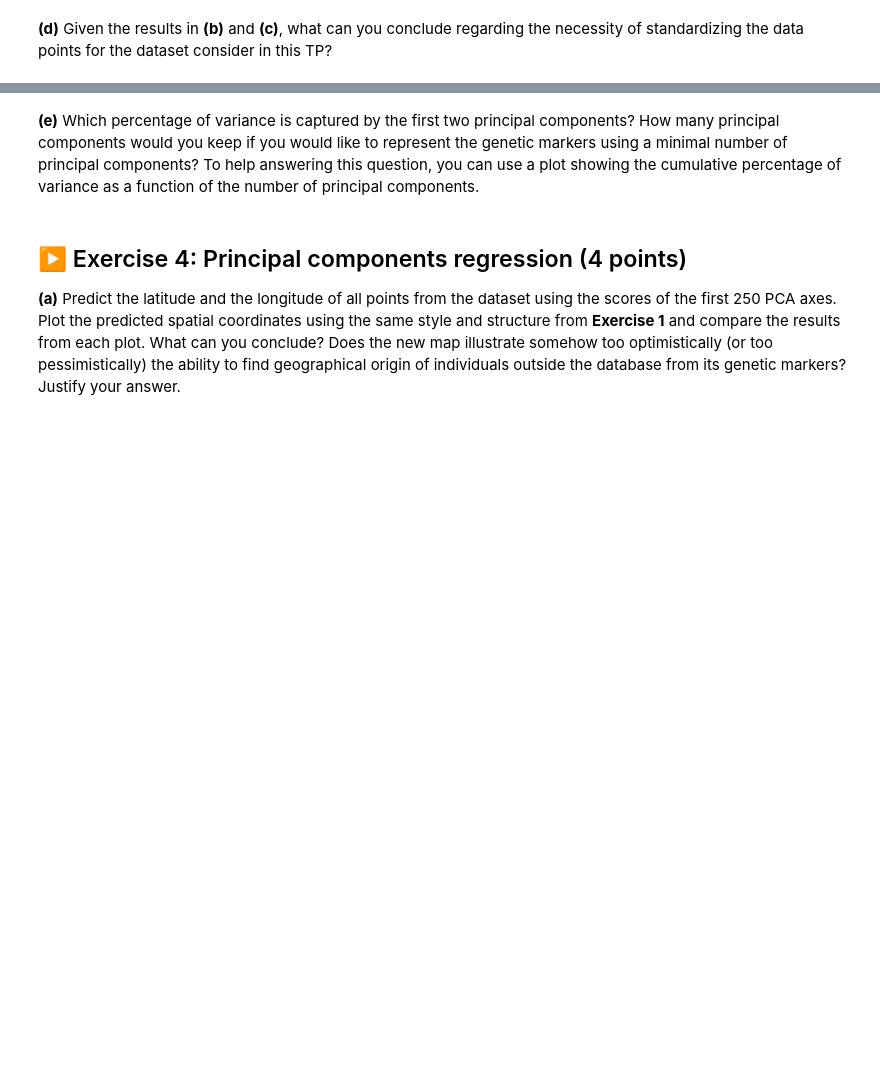
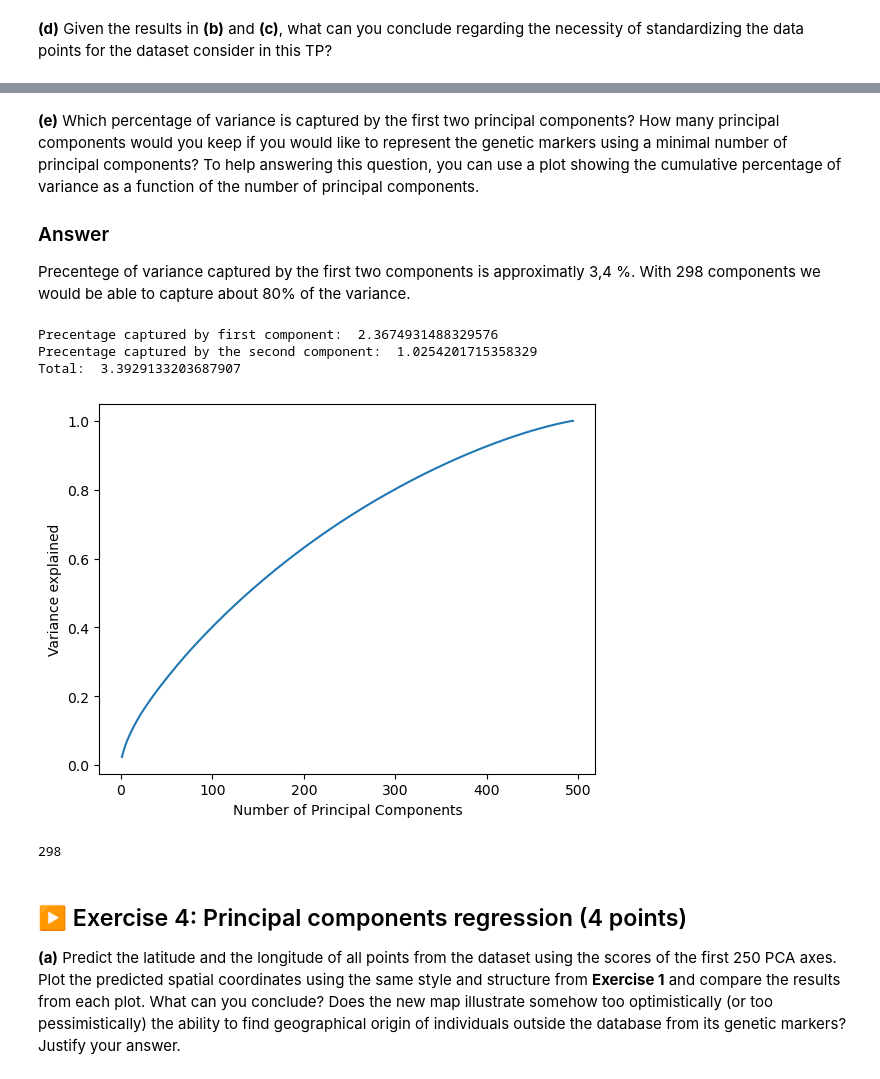
Before and after one commit to MC0117/SLA-labs, a Jupyter notebook: TP2/TP2.ipynb, the cells around one changed output, grey strips where cells are left out. Cells and saved outputs as stored; diff of their text form; code cells hidden in the pictures; blank space fills up the shorter version.

```diff
--- a/TP2/TP2.ipynb
+++ b/TP2/TP2.ipynb
@@ -323,5 +326,29 @@ plt.show()
 # %% [markdown]
 **(e)** Which percentage of variance is captured by the first two principal components? How many principal components would you keep if you would like to represent the genetic markers using a minimal number of principal components? To help answering this question, you can use a plot showing the cumulative percentage of variance as a function of the number of principal components.
+
+### Answer
+
+Precentege of variance captured by the first two components is approximatly 3,4 %. With 298 components we would be able to capture about 80% of the variance.
+# %%
+variances = pca_std.explained_variance_ratio_
+cumulative_variances = np.cumsum(variances)
+
+print("Precentage captured by first component: ", variances[0]*100)
+print("Precentage captured by the second component: ", variances[1]*100)
+print("Total: ", cumulative_variances[1]*100)
+x = np.arange(1, len(variances)+1)
+plt.plot(x, cumulative_variances)
+plt.ylabel("Variance explained")
+plt.xlabel("Number of Principal Components")
+plt.show()
+
+print(np.argmax(cumulative_variances >= 0.8))
+# %% [output]
+Precentage captured by first component:  2.3674931488329576
+Precentage captured by the second component:  1.0254201715358329
+Total:  3.3929133203687907
+[figure, added]
+298
 # %% [markdown]
 ## ▶️ Exercise 4: Principal components regression (4 points)
 
```
Also changed, not shown: parts of 3 cells of this notebook.
